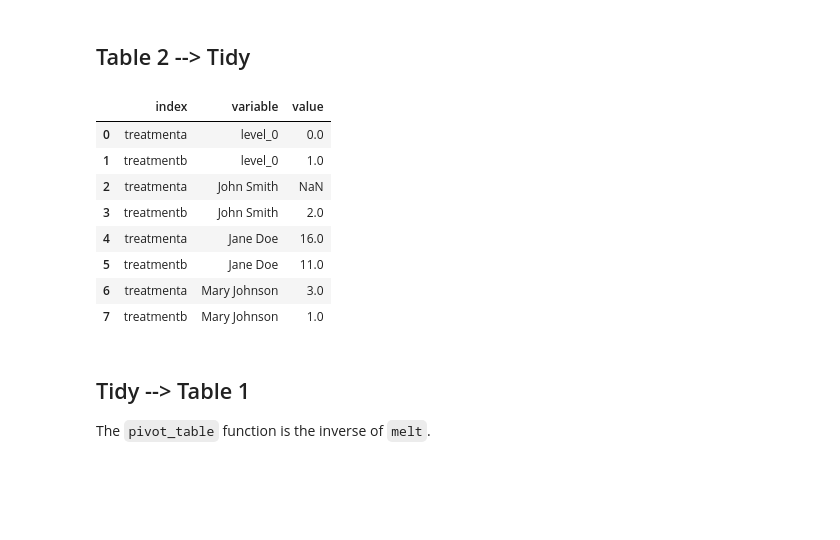
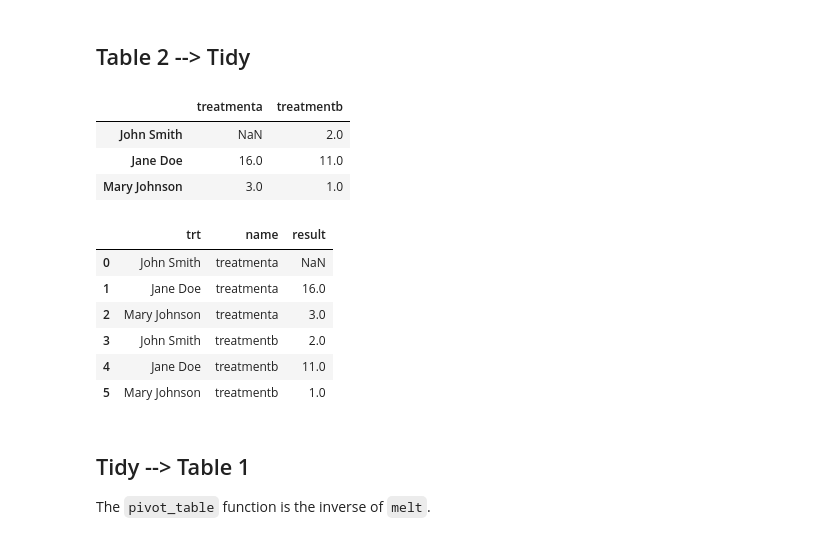
Before and after one commit to garretbassett/DS-Unit-1-Sprint-2-Data-Wrangling-and-Storytelling, a Jupyter notebook: module1-join-and-reshape-data/Garret_Bassett_LS_DS_121_Join_and_Reshape_Data.ipynb, the cells around one changed output. Drawn from its saved outputs; the diff is of its cells as text; code cells hidden in the pictures; blank space fills up the shorter version.

```diff
--- a/module1-join-and-reshape-data/Garret_Bassett_LS_DS_121_Join_and_Reshape_Data.ipynb
+++ b/module1-join-and-reshape-data/Garret_Bassett_LS_DS_121_Join_and_Reshape_Data.ipynb
@@ -373,22 +373,28 @@ tidy1
 # %% [markdown]
 ## Table 2 --> Tidy
+# %%
+table2 = table2.T
+table2
+# %% [output]
+|  | treatmenta | treatmentb |
+| John Smith | NaN | 2.0 |
+| Jane Doe | 16.0 | 11.0 |
+| Mary Johnson | 3.0 | 1.0 |
 # %%
 ##### LEAVE BLANK --an assignment exercise #####
 
-# table2 = table2.reset_index()
+table2 = table2.reset_index()
 
-tidy2 = table2.melt(id_vars=['index'])
+tidy2 = table2.melt(id_vars = 'index').rename(columns={'index': 'trt', 'variable': 'name', 'value': 'result'})
 tidy2
 # %% [output]
-|  | index | variable | value |
-| 0 | treatmenta | level_0 | 0.0 |
-| 1 | treatmentb | level_0 | 1.0 |
-| 2 | treatmenta | John Smith | NaN |
-| 3 | treatmentb | John Smith | 2.0 |
-| 4 | treatmenta | Jane Doe | 16.0 |
-| 5 | treatmentb | Jane Doe | 11.0 |
-| 6 | treatmenta | Mary Johnson | 3.0 |
-| 7 | treatmentb | Mary Johnson | 1.0 |
+|  | trt | name | result |
+| 0 | John Smith | treatmenta | NaN |
+| 1 | Jane Doe | treatmenta | 16.0 |
+| 2 | Mary Johnson | treatmenta | 3.0 |
+| 3 | John Smith | treatmentb | 2.0 |
+| 4 | Jane Doe | treatmentb | 11.0 |
+| 5 | Mary Johnson | treatmentb | 1.0 |
 # %% [markdown]
 ## Tidy --> Table 1
 
```
Also changed, not shown: parts of 27 cells of this notebook.
